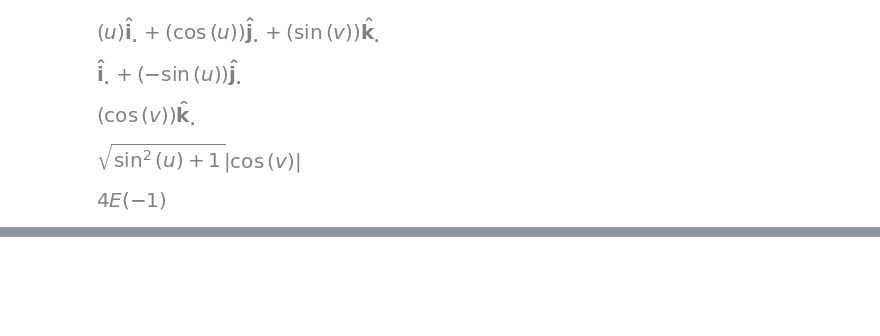
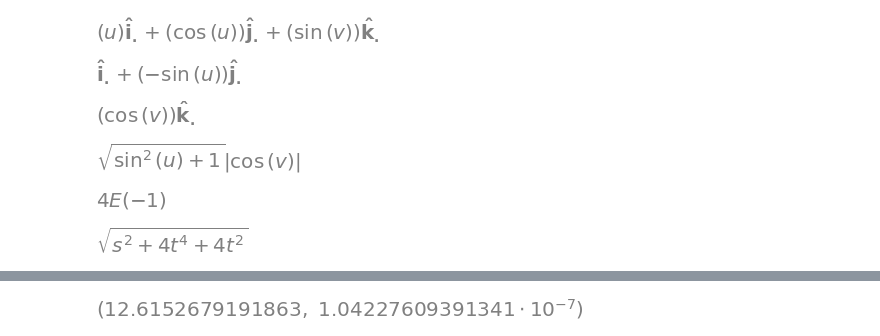
Before and after one commit to jet-c-21/MyMathLab, a Jupyter notebook: MultivarCal/24. Surface Integral.ipynb, the cells around one changed output, grey strips where cells are left out. Drawn from its saved outputs; the diff is of its cells as text; code cells hidden in the pictures; blank space fills up the shorter version.

```diff
--- a/MultivarCal/24. Surface Integral.ipynb
+++ b/MultivarCal/24. Surface Integral.ipynb
@@ -247,3 +247,18 @@ integrand.integrate((u, -sp.pi/2, sp.pi/2), (v, 0, sp.pi))
 [figure]
 [figure]
 [figure]
+# %%
+C = CoordSys3D('.')
+
+t, s = sp.symbols('t s', )
+
+v = (t**2) * C.i + (s*t) * C.j + (s) * C.k
+v_dt = v.diff(t)
+v_ds = v.diff(s)
+
+cp = v_dt.cross(v_ds).magnitude()
+cp
+
+cp.integrate((t, -1, 1), (s, 0, 3)).evalf()
+# %% [output]
+[figure, added]
@@ -249,0 +266,8 @@ integrand.integrate((u, -sp.pi/2, sp.pi/2), (v, 0, sp.pi))
+# %%
+from scipy import integrate
+import numpy as np
+
+integrand = lambda t, s: np.sqrt(s**2 + 4*t**4 + 4*t**2)
+integrate.dblquad(integrand, 0, 3, -1, 1)
+# %% [output]
+[figure, added]
```
Also changed, not shown: parts of 2 cells of this notebook, 2 other files.
